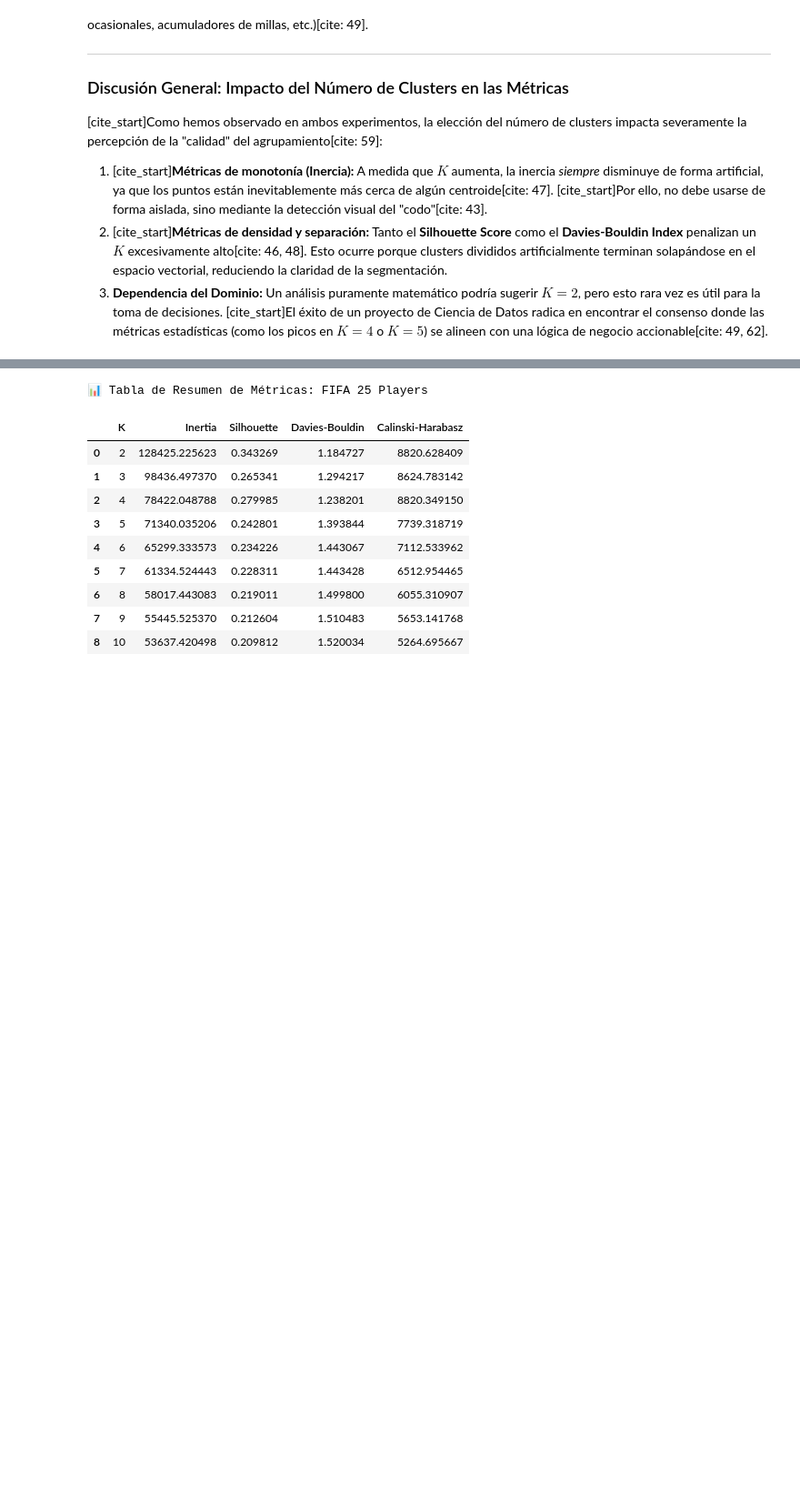
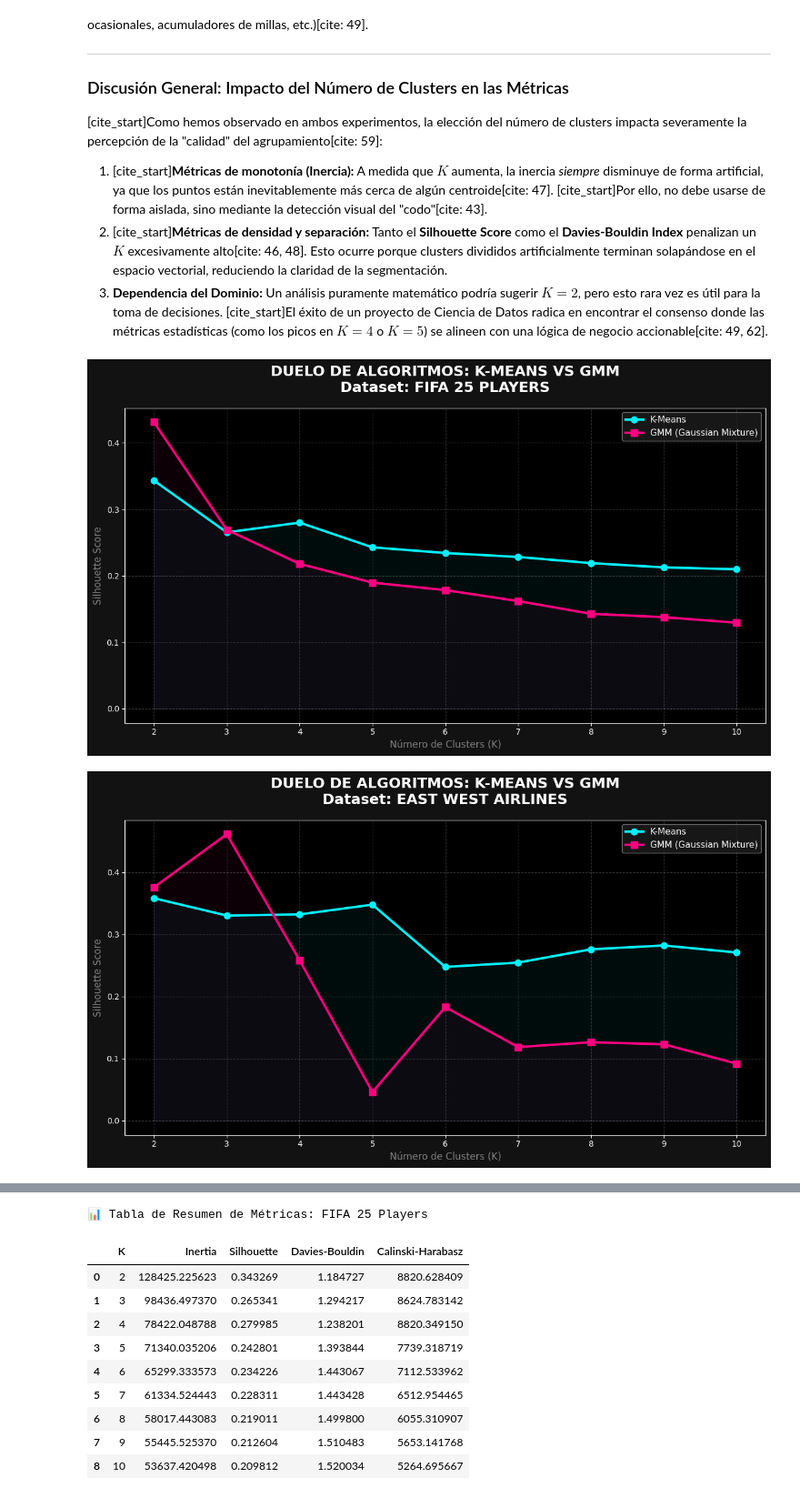
Before and after one commit to OFFICIAL-SBC/ML-K_Means-GMM, a Jupyter notebook: K-MEANS/k-means.ipynb, the cells around one changed output, grey strips where cells are left out. Shown at 91% size. Cells and saved outputs as stored; diff of their text form; code cells hidden in the pictures; blank space fills up the shorter version.

```diff
--- a/K-MEANS/k-means.ipynb
+++ b/K-MEANS/k-means.ipynb
@@ -134,3 +144,50 @@ Para el dataset de **East West Airlines**, recomendamos de forma contundente un
 1. [cite_start]**Métricas de monotonía (Inercia):** A medida que $K$ aumenta, la inercia *siempre* disminuye de forma artificial, ya que los puntos están inevitablemente más cerca de algún centroide[cite: 47]. [cite_start]Por ello, no debe usarse de forma aislada, sino mediante la detección visual del "codo"[cite: 43].
 2. [cite_start]**Métricas de densidad y separación:** Tanto el **Silhouette Score** como el **Davies-Bouldin Index** penalizan un $K$ excesivamente alto[cite: 46, 48]. Esto ocurre porque clusters divididos artificialmente terminan solapándose en el espacio vectorial, reduciendo la claridad de la segmentación.
 3. **Dependencia del Dominio:** Un análisis puramente matemático podría sugerir $K=2$, pero esto rara vez es útil para la toma de decisiones. [cite_start]El éxito de un proyecto de Ciencia de Datos radica en encontrar el consenso donde las métricas estadísticas (como los picos en $K=4$ o $K=5$) se alineen con una lógica de negocio accionable[cite: 49, 62].
+# %%
+from sklearn.mixture import GaussianMixture
+
+def compare_kmeans_vs_gmm(data, name_dataset, k_range=range(2, 11)):
+    """
+    Compara K-Means vs GMM usando Silhouette Score con un estilo visual de alto impacto.
+    """
+    K = list(k_range)
+    sil_km = []
+    sil_gmm = []
+
+    for k in K:
+        km = KMeans(n_clusters=k, random_state=42, n_init=10)
+        km_labels = km.fit_predict(data)
+        sil_km.append(silhouette_score(data, km_labels))
+
+        gmm = GaussianMixture(n_components=k, random_state=42)
+        gmm_labels = gmm.fit_predict(data)
+        sil_gmm.append(silhouette_score(data, gmm_labels))
+
+    plt.style.use('dark_background')
+    plt.figure(figsize=(12, 7), facecolor='#121212')
+
+    plt.plot(K, sil_km, label='K-Means', color='#00f2ff', marker='o', linewidth=3, markersize=8)
+    plt.plot(K, sil_gmm, label='GMM (Gaussian Mixture)', color='#ff007f', marker='s', linewidth=3, markersize=8)
+
+    plt.fill_between(K, sil_km, alpha=0.05, color='#00f2ff')
+    plt.fill_between(K, sil_gmm, alpha=0.05, color='#ff007f')
+
+    plt.title(f'DUELO DE ALGORITMOS: K-MEANS VS GMM\nDataset: {name_dataset.upper()}',
+              fontsize=18, fontweight='bold', pad=20, color='white')
+    plt.xlabel('Número de Clusters (K)', fontsize=12, color='gray')
+    plt.ylabel('Silhouette Score', fontsize=12, color='gray')
+
+    plt.xticks(K)
+    plt.grid(True, linestyle='--', alpha=0.2)
+    plt.legend(frameon=True, facecolor='#1e1e1e', edgecolor='gray', fontsize=11)
+
+    plt.tight_layout()
+    plt.show()
+    plt.style.use('default')
+
+compare_kmeans_vs_gmm(X_fifa, "FIFA 25 Players")
+compare_kmeans_vs_gmm(X_air, "East West Airlines")
+# %% [output]
+[figure, added]
+[figure, added]
```
Also changed, not shown: parts of 4 cells of this notebook.
